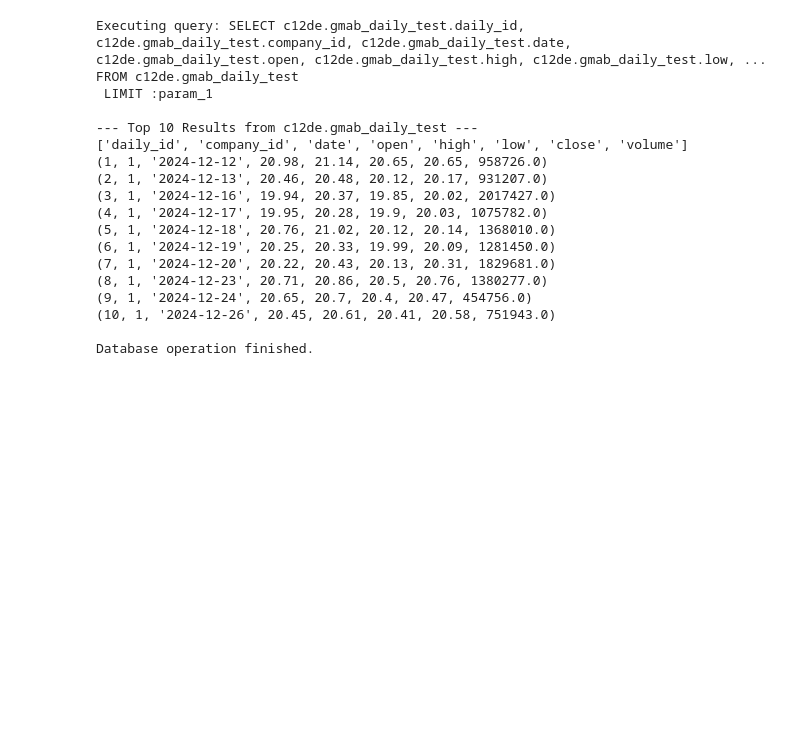
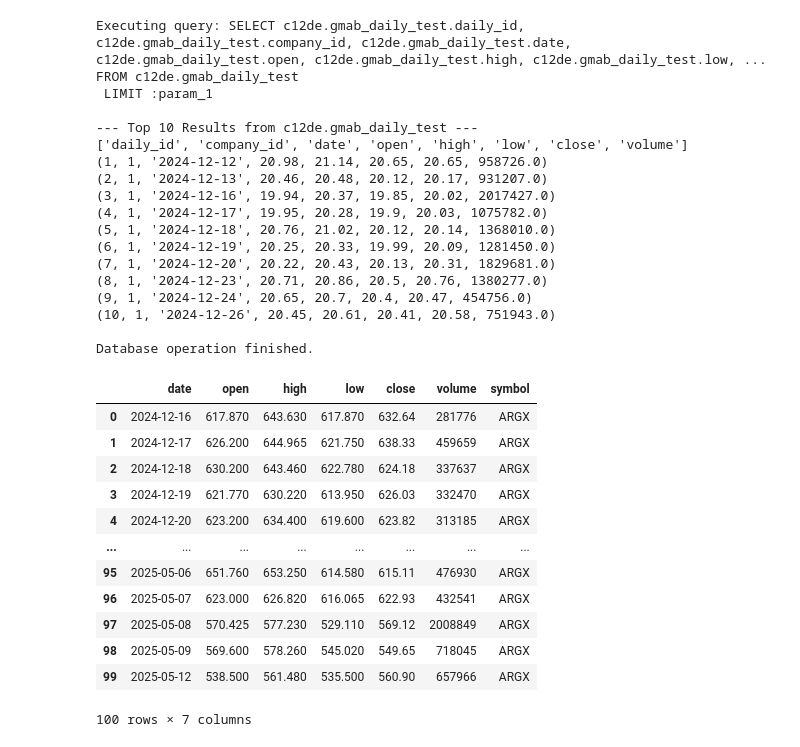
Before and after one commit to SSais/capstone-project, a Jupyter notebook: notebooks/exploratory_anaysis.ipynb, the cells around one changed output. Cells and saved outputs as stored; diff of their text form; code cells hidden in the pictures; blank space fills up the shorter version.

```diff
--- a/notebooks/exploratory_anaysis.ipynb
+++ b/notebooks/exploratory_anaysis.ipynb
@@ -153,3 +153,25 @@ FROM c12de.gmab_daily_test
 (10, 1, '2024-12-26', 20.45, 20.61, 20.41, 20.58, 751943.0)
 
 Database operation finished.
+# %%
+df1 = pd.read_csv('../etl/data/processed/cleaned_daily_ARGX.csv')
+df2 = pd.read_csv('../etl/data/processed/cleaned_daily_GMAB.csv')
+df3 = pd.read_csv('../etl/data/processed/cleaned_company_overview.csv')
+# %%
+df_argenx = df1.merge(df3, how='inner', on='company_id')
+df_argenx = df_argenx[['date', 'open', 'high', 'low', 'close', 'volume', 'symbol']]
+df_argenx
+# %% [output]
+|  | date | open | high | low | close | volume | symbol |
+| 0 | 2024-12-16 | 617.870 | 643.630 | 617.870 | 632.64 | 281776 | ARGX |
+| 1 | 2024-12-17 | 626.200 | 644.965 | 621.750 | 638.33 | 459659 | ARGX |
+| 2 | 2024-12-18 | 630.200 | 643.460 | 622.780 | 624.18 | 337637 | ARGX |
+| 3 | 2024-12-19 | 621.770 | 630.220 | 613.950 | 626.03 | 332470 | ARGX |
+| 4 | 2024-12-20 | 623.200 | 634.400 | 619.600 | 623.82 | 313185 | ARGX |
+| ... | ... | ... | ... | ... | ... | ... | ... |
+| 95 | 2025-05-06 | 651.760 | 653.250 | 614.580 | 615.11 | 476930 | ARGX |
+| 96 | 2025-05-07 | 623.000 | 626.820 | 616.065 | 622.93 | 432541 | ARGX |
+| 97 | 2025-05-08 | 570.425 | 577.230 | 529.110 | 569.12 | 2008849 | ARGX |
+| 98 | 2025-05-09 | 569.600 | 578.260 | 545.020 | 549.65 | 718045 | ARGX |
+| 99 | 2025-05-12 | 538.500 | 561.480 | 535.500 | 560.90 | 657966 | ARGX |
+100 rows × 7 columns
```
Also changed, not shown: 13 other files.
